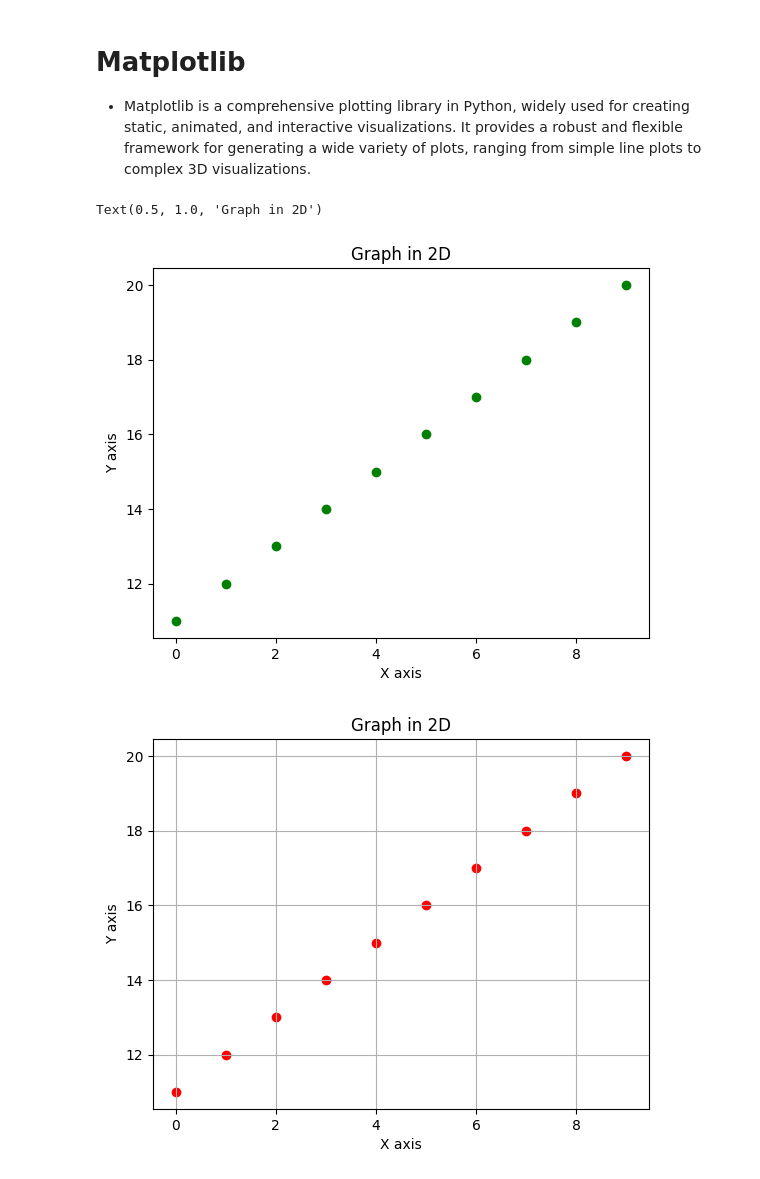
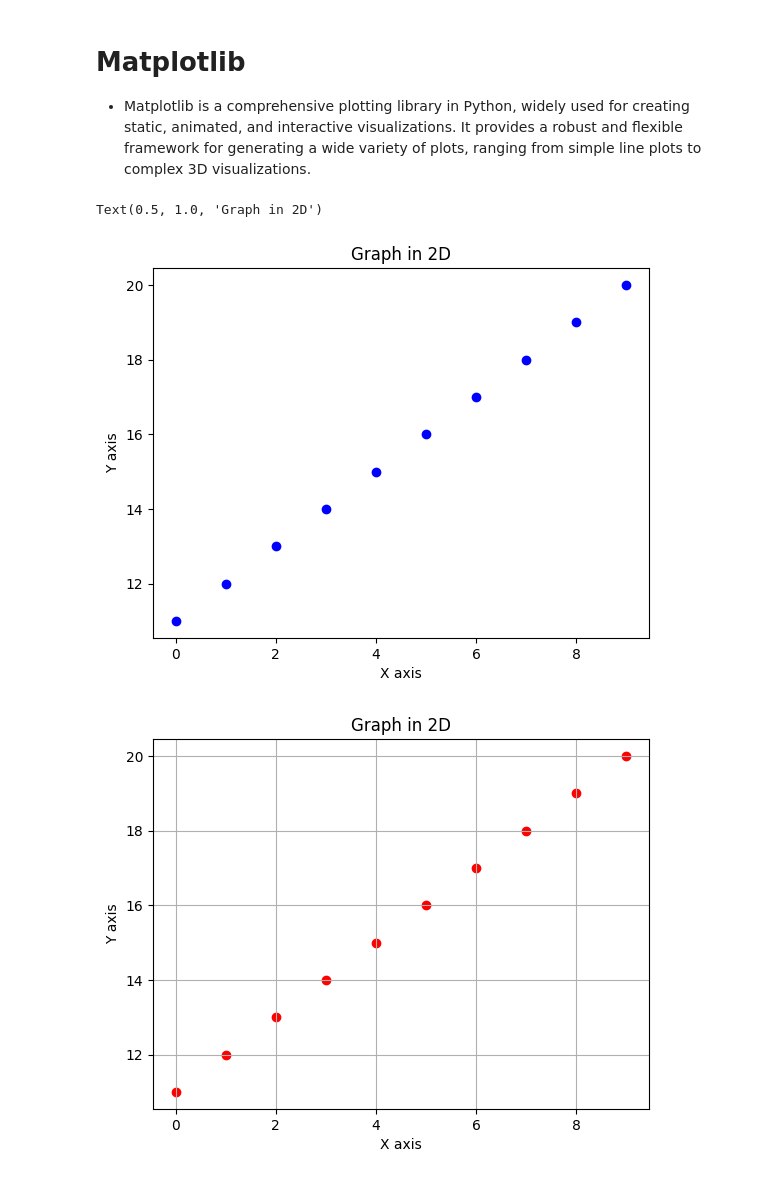
Before and after one commit to virtual-arin/Learning_Time, a Jupyter notebook: 4.Matplotlib/Matplotlib.ipynb, the cells around one changed output. Cells and saved outputs as stored; diff of their text form; code cells hidden in the pictures.

```diff
--- a/4.Matplotlib/Matplotlib.ipynb
+++ b/4.Matplotlib/Matplotlib.ipynb
@@ -13,13 +14,13 @@ a = np.arange(40, 50)
 b = np.arange(50, 60)
 # %%
 #scatter plot
-plt.scatter(x, y, c='green')
+plt.scatter(x, y, c='blue')
 plt.xlabel('X axis')
 plt.ylabel('Y axis')
 plt.title('Graph in 2D')
 # %% [output]
 Text(0.5, 1.0, 'Graph in 2D')
-[figure, old version]
+[figure, new version]
 # %%
 plt.scatter(x, y, c='red')
 plt.grid()
```
Also changed, not shown: parts of 7 cells of this notebook, 7 other files.
